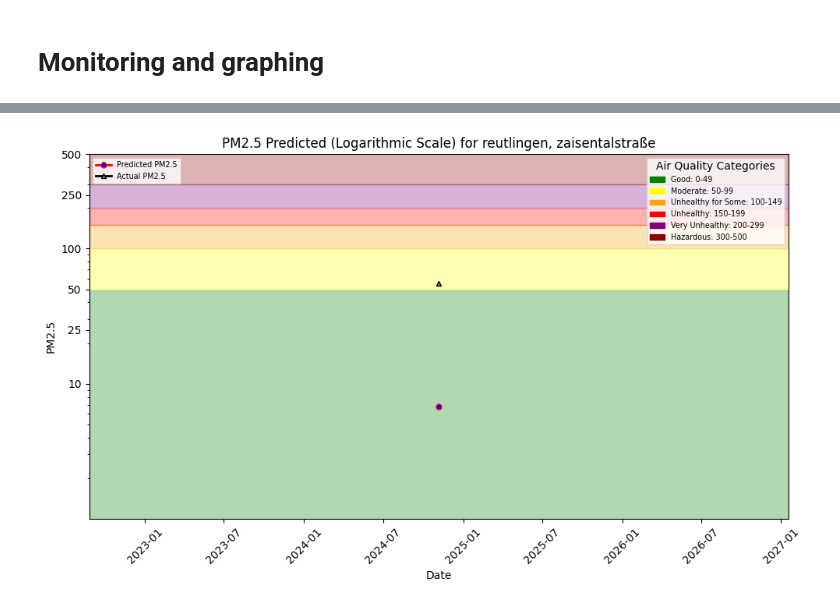
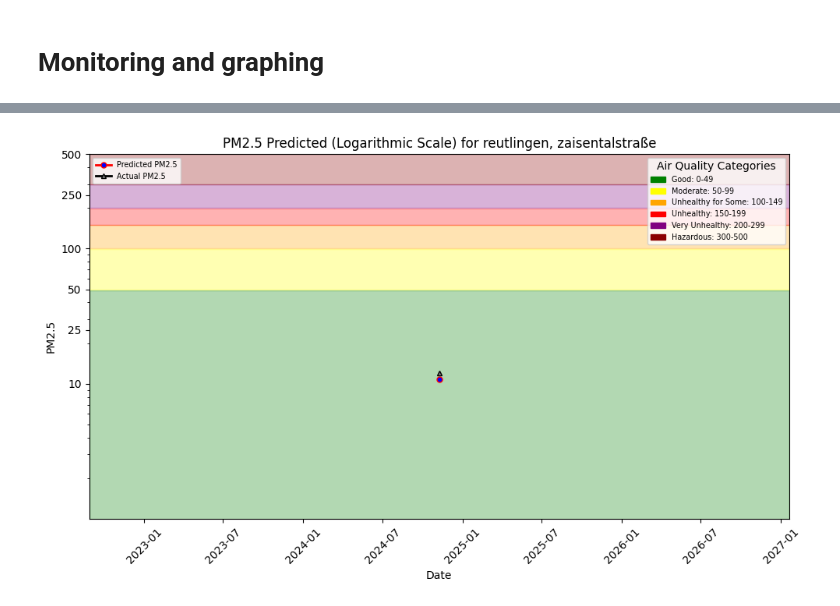
Before and after one commit to Arraying/Reutlingen, a Jupyter notebook: 4_inferrence.ipynb, the cells around one changed output, grey strips where cells are left out. Saved outputs shown, nothing was run; the diff lists cells and outputs as text; code cells hidden in the pictures.

```diff
--- a/4_inferrence.ipynb
+++ b/4_inferrence.ipynb
@@ -75,6 +75,14 @@ weather_fg = fs.get_feature_group(
     name="weather",
     version=1,
 )
+air_quality_fg = fs.get_feature_group(
+    name="air_quality",
+    version=1,
+)
+air_quality_df_all = air_quality_fg.read().sort_values("date", ascending=False)
+air_quality_df = air_quality_df_all.head(3)
+lagged = air_quality_df["pm25"].mean()
 batch_data = weather_fg.filter(weather_fg.date >= today).read()
+batch_data["lagged"] = lagged
 batch_data
 # %% [output]
@@ -91,6 +101,6 @@ Finished: Reading data from Hopsworks, using Hopsworks Feature Query Service (0.
 # %%
 batch_data["predicted_pm25"] = retrieved_xgbm.predict(
-    batch_data[["temperature_2m_mean", "precipitation_sum", "wind_speed_10m_max", "wind_direction_10m_dominant"]])
+    batch_data[["lagged", "temperature_2m_mean", "precipitation_sum", "wind_speed_10m_max", "wind_direction_10m_dominant"]])
 batch_data
 # %% [output]
 |  | date | temperature_2m_mean | precipitation_sum | wind_speed_10m_max | wind_direction_10m_dominant | city | ... |
@@ -192,7 +226,0 @@ Finished: Reading data from Hopsworks, using Hopsworks Feature Query Service (4.
-# %%
-air_quality_fg = fs.get_feature_group(
-    name="air_quality",
-    version=1,
-)
-air_quality_df = air_quality_fg.read()
-air_quality_df
@@ -214,5 +227,5 @@ Finished: Reading data from Hopsworks, using Hopsworks Feature Query Service (1.
 # %%
-outcome_df = air_quality_df[["date", "pm25"]]
+outcome_df = air_quality_df_all[["date", "pm25"]]
 preds_df =  monitoring_df[["date", "predicted_pm25"]]
 
 hindcast_df = pd.merge(preds_df, outcome_df, on="date")
@@ -222,7 +235,9 @@ def backfill_predictions_for_monitoring(weather_fg, air_quality_df, monitor_fg,
     features_df = weather_fg.read()
     features_df = features_df.sort_values(by=['date'], ascending=True)
     features_df = features_df.tail(10)
-    features_df['predicted_pm25'] = model.predict(features_df[['temperature_2m_mean', 'precipitation_sum', 'wind_speed_10m_max', 'wind_direction_10m_dominant']])
+    # Here we should use the true values of lagged and not the one we spitballed.
+    features_df = pd.merge(features_df, air_quality_df[["date", "lagged"]], on="date")
+    features_df['predicted_pm25'] = model.predict(features_df[['lagged', 'temperature_2m_mean', 'precipitation_sum', 'wind_speed_10m_max', 'wind_direction_10m_dominant']])
     df = pd.merge(features_df, air_quality_df[['date','pm25','street','country']], on="date")
     df['days_before_forecast_day'] = 1
     hindcast_df = df
@@ -245,6 +260,6 @@ https://c.app.hopsworks.ai/p/1160342/jobs/named/aq_predictions_1_offline_fg_mate
 # %%
-hindcast_path = os.path.join("aqm", "images", "fc.png")
+hindcast_path = os.path.join("aqm", "images", "hc.png")
 plt = plotting.plot_air_quality_forecast(city, street, hindcast_df, hindcast_path, hindcast=True)
 plt.show()
 # %% [output]
-[figure, old version]
+[figure, new version]
```
Also changed, not shown: parts of 14 cells of this notebook, 1 other file.
